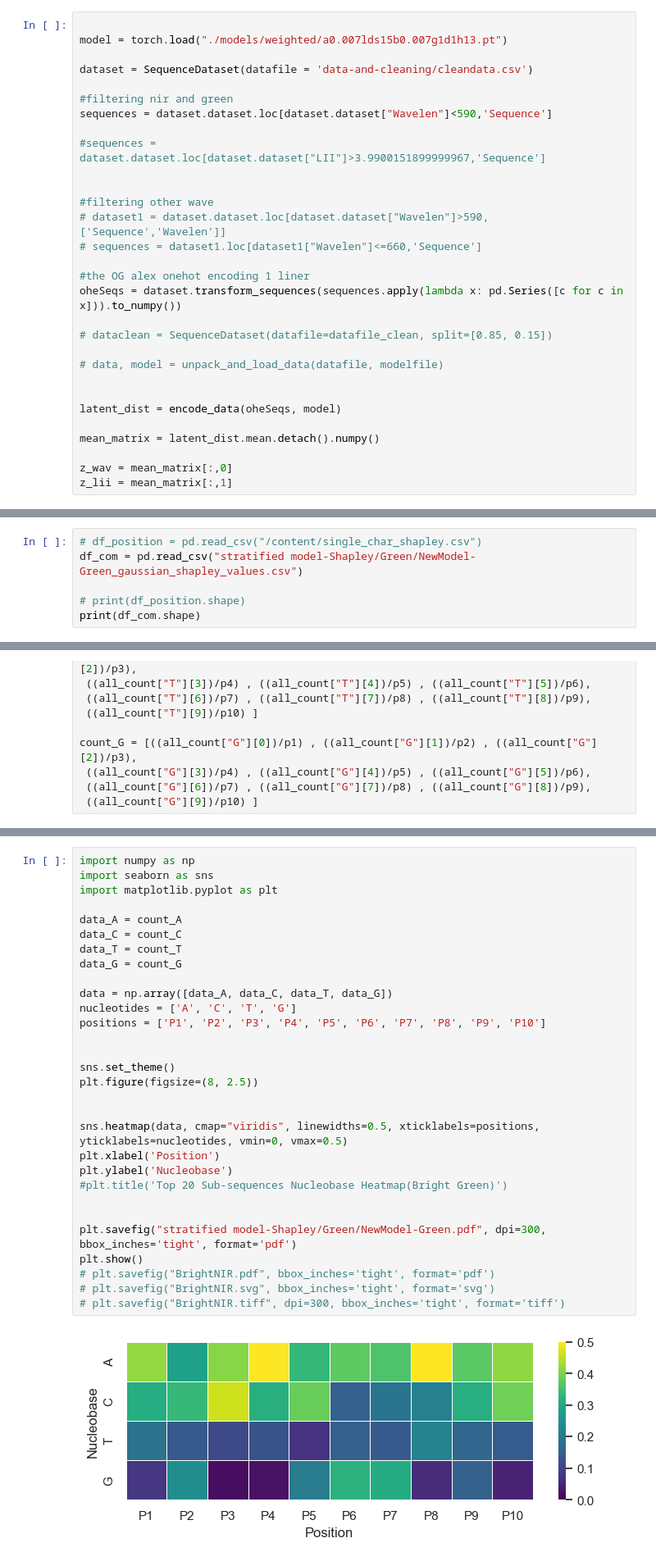
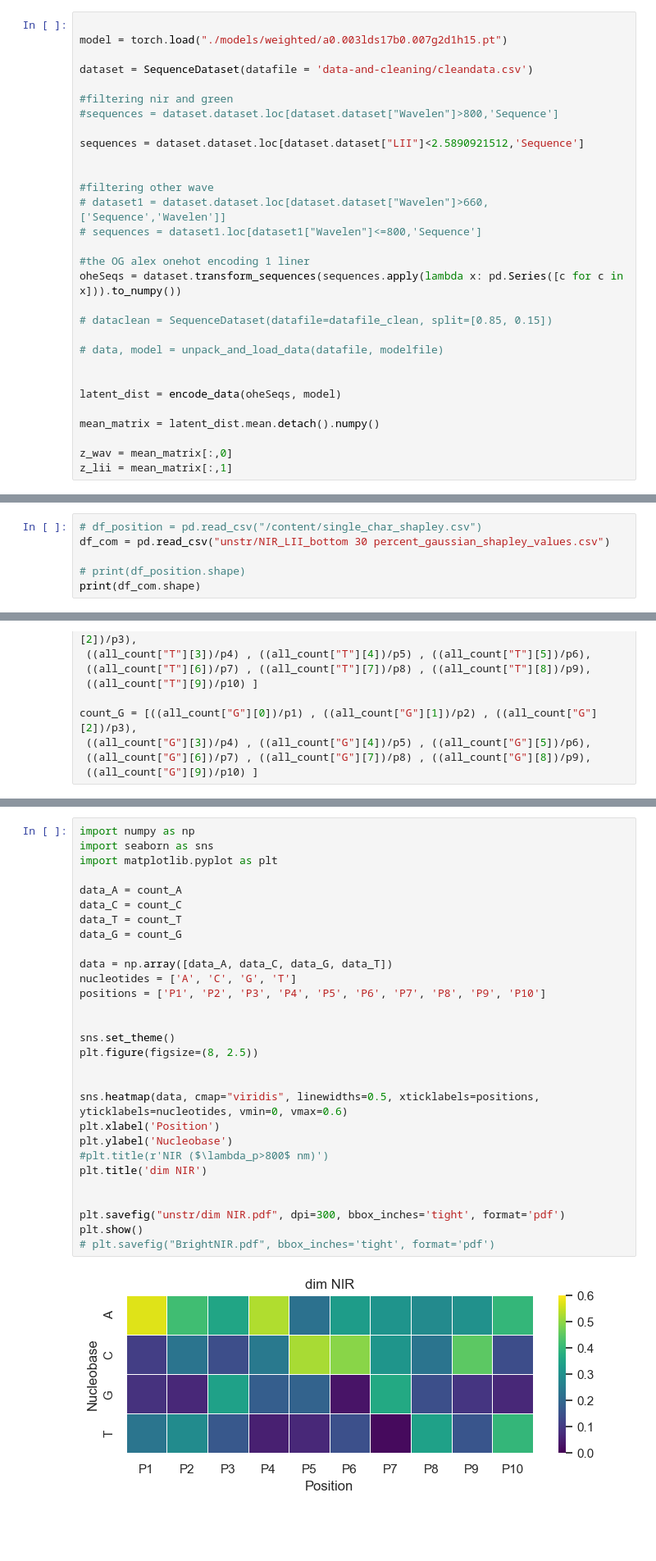
Before and after one commit to Esadeghii/AutomatedFeatureExtraction-VAE, a Jupyter notebook: shapley-plots.ipynb, the cells around one changed output, grey strips where cells are left out. Shown at 82% size. Drawn from its saved outputs; the diff is of its cells as text; blank space fills up the shorter version.

```diff
--- a/shapley-plots.ipynb
+++ b/shapley-plots.ipynb
@@ -63,19 +60,19 @@ def encode_data(ohe_sequences: object, model: object):
     return latent_dist
 # %%
 
-model = torch.load("./models/weighted/a0.007lds15b0.007g1d1h13.pt")
+model = torch.load("./models/weighted/a0.003lds17b0.007g2d1h15.pt")
 
 dataset = SequenceDataset(datafile = 'data-and-cleaning/cleandata.csv')
 
 #filtering nir and green
-sequences = dataset.dataset.loc[dataset.dataset["Wavelen"]<590,'Sequence']
+#sequences = dataset.dataset.loc[dataset.dataset["Wavelen"]>800,'Sequence']
 
-#sequences = dataset.dataset.loc[dataset.dataset["LII"]>3.9900151899999967,'Sequence']
+sequences = dataset.dataset.loc[dataset.dataset["LII"]<2.5890921512,'Sequence']
 
 
 #filtering other wave
-# dataset1 = dataset.dataset.loc[dataset.dataset["Wavelen"]>590,['Sequence','Wavelen']]
-# sequences = dataset1.loc[dataset1["Wavelen"]<=660,'Sequence']
+# dataset1 = dataset.dataset.loc[dataset.dataset["Wavelen"]>660,['Sequence','Wavelen']]
+# sequences = dataset1.loc[dataset1["Wavelen"]<=800,'Sequence']
 
 #the OG alex onehot encoding 1 liner
 oheSeqs = dataset.transform_sequences(sequences.apply(lambda x: pd.Series([c for c in x])).to_numpy())
@@ -152,7 +149,7 @@ S = powerset(N)
 nir_shap = [[] for _ in range(len(oheSeqs))]
 # %%
 # df_position = pd.read_csv("/content/single_char_shapley.csv")
-df_com = pd.read_csv("stratified model-Shapley/Green/NewModel-Green_gaussian_shapley_values.csv")
+df_com = pd.read_csv("unstr/NIR_LII_bottom 30 percent_gaussian_shapley_values.csv")
 
 # print(df_position.shape)
 print(df_com.shape)
@@ -415,32 +425,31 @@ df.to_csv('stratified model-Shapley/Green/NewModel-Green Top 20 Sub-sequences_po
 # %%
 import numpy as np
 import seaborn as sns
 import matplotlib.pyplot as plt
 
 data_A = count_A
 data_C = count_C
 data_T = count_T
 data_G = count_G
 
-data = np.array([data_A, data_C, data_T, data_G])
-nucleotides = ['A', 'C', 'T', 'G']
+data = np.array([data_A, data_C, data_G, data_T])
+nucleotides = ['A', 'C', 'G', 'T']
 positions = ['P1', 'P2', 'P3', 'P4', 'P5', 'P6', 'P7', 'P8', 'P9', 'P10']
 
 
 sns.set_theme()
 plt.figure(figsize=(8, 2.5))
 
 
-sns.heatmap(data, cmap="viridis", linewidths=0.5, xticklabels=positions, yticklabels=nucleotides, vmin=0, vmax=0.5)
+sns.heatmap(data, cmap="viridis", linewidths=0.5, xticklabels=positions, yticklabels=nucleotides, vmin=0, vmax=0.6)
 plt.xlabel('Position')
 plt.ylabel('Nucleobase')
-#plt.title('Top 20 Sub-sequences Nucleobase Heatmap(Bright Green)')
+#plt.title(r'NIR ($\lambda_p>800$ nm)')
+plt.title('dim NIR')
 
 
-plt.savefig("stratified model-Shapley/Green/NewModel-Green.pdf", dpi=300, bbox_inches='tight', format='pdf')
+plt.savefig("unstr/dim NIR.pdf", dpi=300, bbox_inches='tight', format='pdf')
 plt.show()
 # plt.savefig("BrightNIR.pdf", bbox_inches='tight', format='pdf')
-# plt.savefig("BrightNIR.svg", bbox_inches='tight', format='svg')
-# plt.savefig("BrightNIR.tiff", dpi=300, bbox_inches='tight', format='tiff')
 # %% [output]
-[figure, old version]
+[figure, new version]
```
Also changed, not shown: parts of 14 cells of this notebook.
